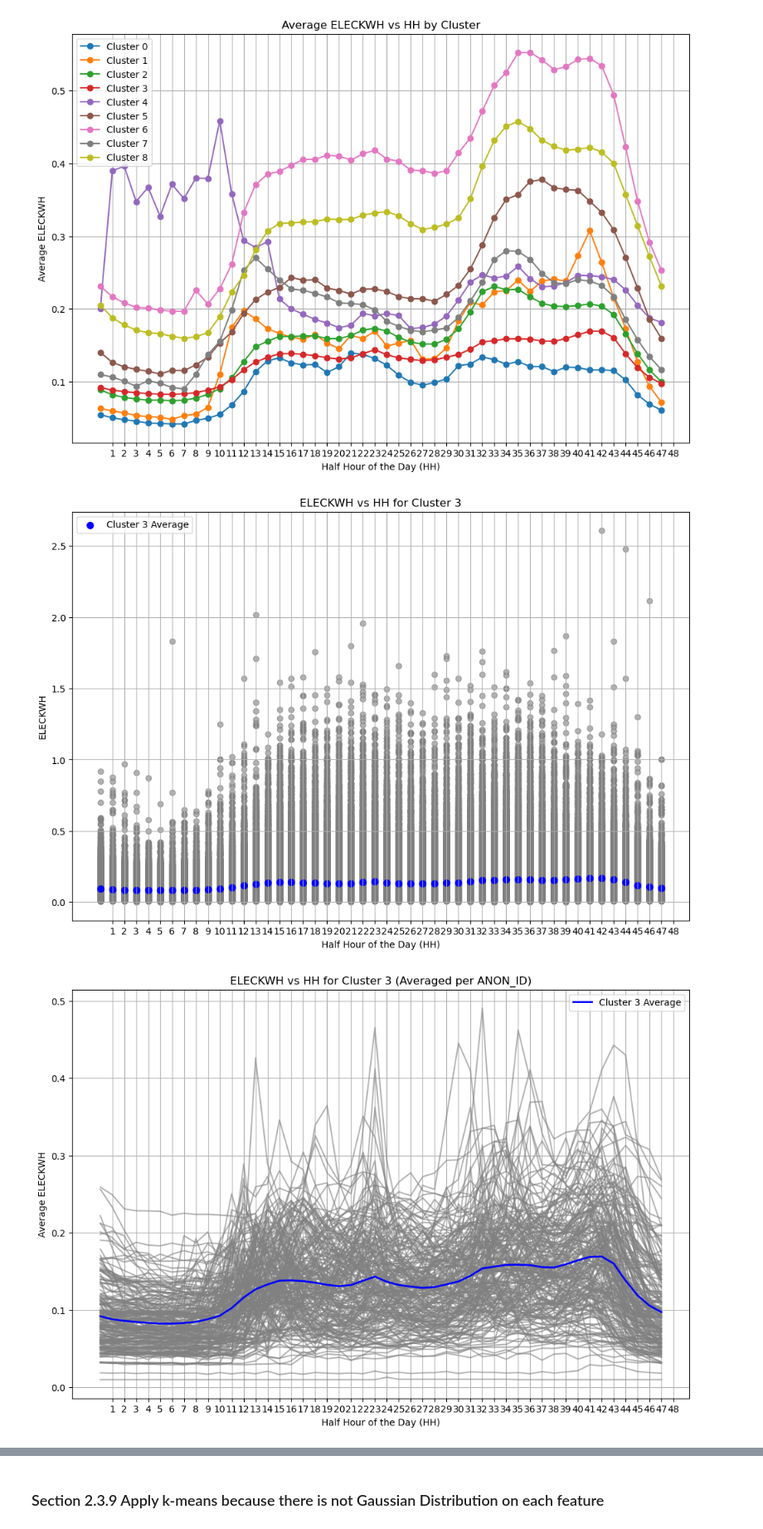
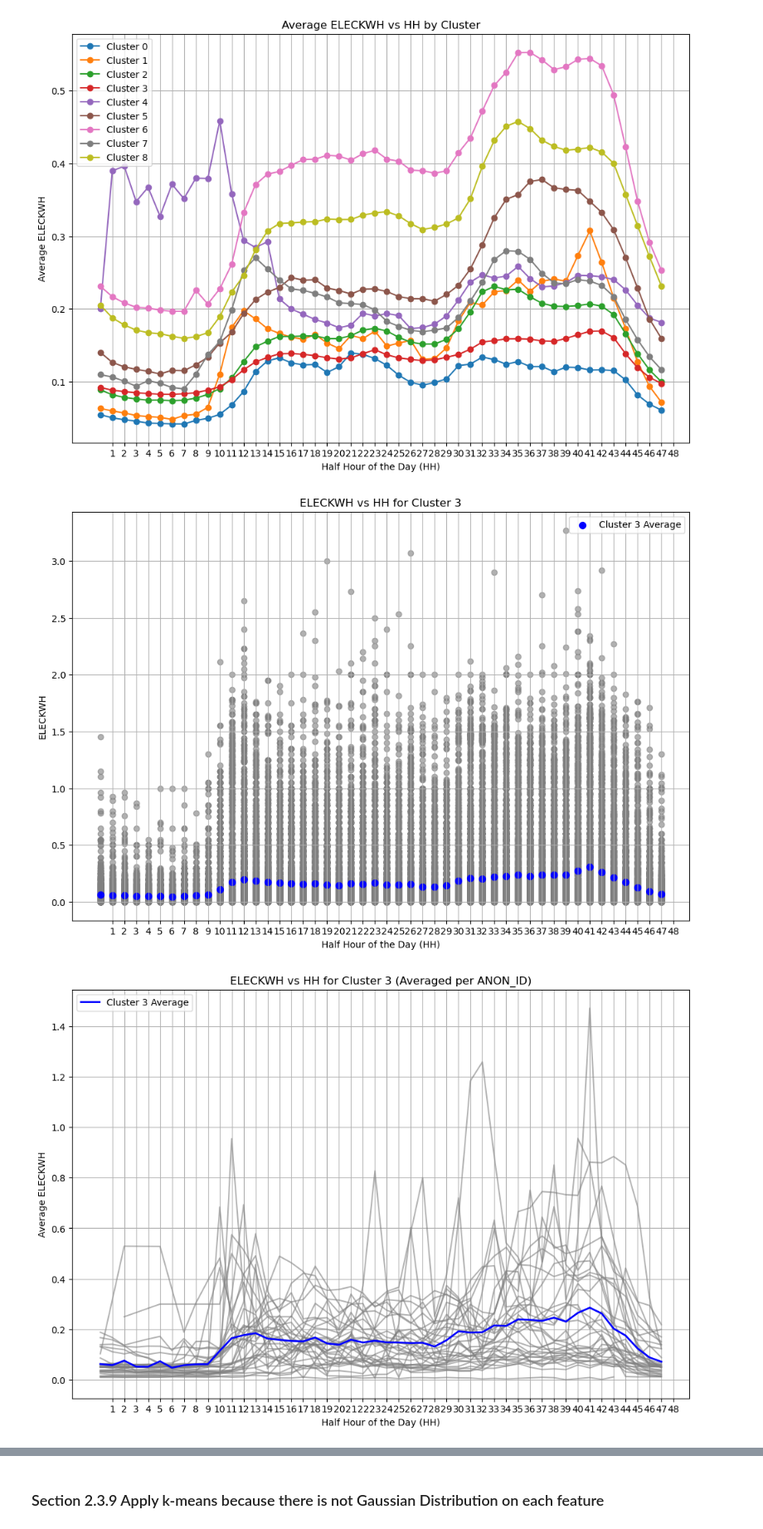
Before and after one commit to guri99uy/ST498_CAPSTONE, a Jupyter notebook: edrp_data_analysis.ipynb, the cells around one changed output, grey strips where cells are left out. Shown at 83% size. Drawn from its saved outputs; the diff is of its cells as text; code cells hidden in the pictures.

```diff
--- a/edrp_data_analysis.ipynb
+++ b/edrp_data_analysis.ipynb
@@ -1303,7 +1321,7 @@ plt.show()
 import matplotlib.pyplot as plt
 
 # Filter the data for Cluster 3
-cluster_3_data = df_with_clusters[df_with_clusters['Cluster'] == 3]
+cluster_3_data = df_with_clusters[df_with_clusters['Cluster'] == 1]
 
 # Plot all ANON_IDs in grey
 plt.figure(figsize=(12, 8))
@@ -1326,46 +1344,46 @@ plt.legend()
 plt.grid(True)
 plt.show()
 # %% [output]
-[figure, old version]
+[figure, new version]
 # %%
 import matplotlib.pyplot as plt
 
 # Filter the data for Cluster 3
-cluster_3_data = df_with_clusters[df_with_clusters['Cluster'] == 3]
+cluster_3_data = df_with_clusters[df_with_clusters['Cluster'] == 1]
 
 # Calculate the average ELECKWH per HH for each ANON_ID
 cluster_3_avg_by_anon = (
     cluster_3_data.groupby(['ANON_ID', 'HH'])['ELECKWH']
     .mean()
     .reset_index()
 )
 
 # Plot all ANON_IDs in grey
 plt.figure(figsize=(12, 8))
 for anon_id in cluster_3_avg_by_anon['ANON_ID'].unique():
     anon_data = cluster_3_avg_by_anon[cluster_3_avg_by_anon['ANON_ID'] == anon_id]
     plt.plot(anon_data['HH'], anon_data['ELECKWH'], color='grey', alpha=0.6)
 
 # Calculate the cluster average ELECKWH per HH
 cluster_3_avg = (
     cluster_3_avg_by_anon.groupby('HH')['ELECKWH']
     .mean()
     .reset_index()
 )
 
 # Plot the cluster average in blue
 plt.plot(cluster_3_avg['HH'], cluster_3_avg['ELECKWH'], color='blue', linewidth=2, label='Cluster 3 Average')
 
 # Plot details
 plt.title('ELECKWH vs HH for Cluster 3 (Averaged per ANON_ID)')
 plt.xlabel('Half Hour of the Day (HH)')
 plt.ylabel('Average ELECKWH')
 plt.xticks(range(1, 49))  # HH typically ranges from 1 to 48
 plt.legend()
 plt.grid(True)
 plt.show()
 # %% [output]
-[figure, old version]
+[figure, new version]
 # %%
 import matplotlib.pyplot as plt
 
```
Also changed, not shown: parts of 6 cells of this notebook.
